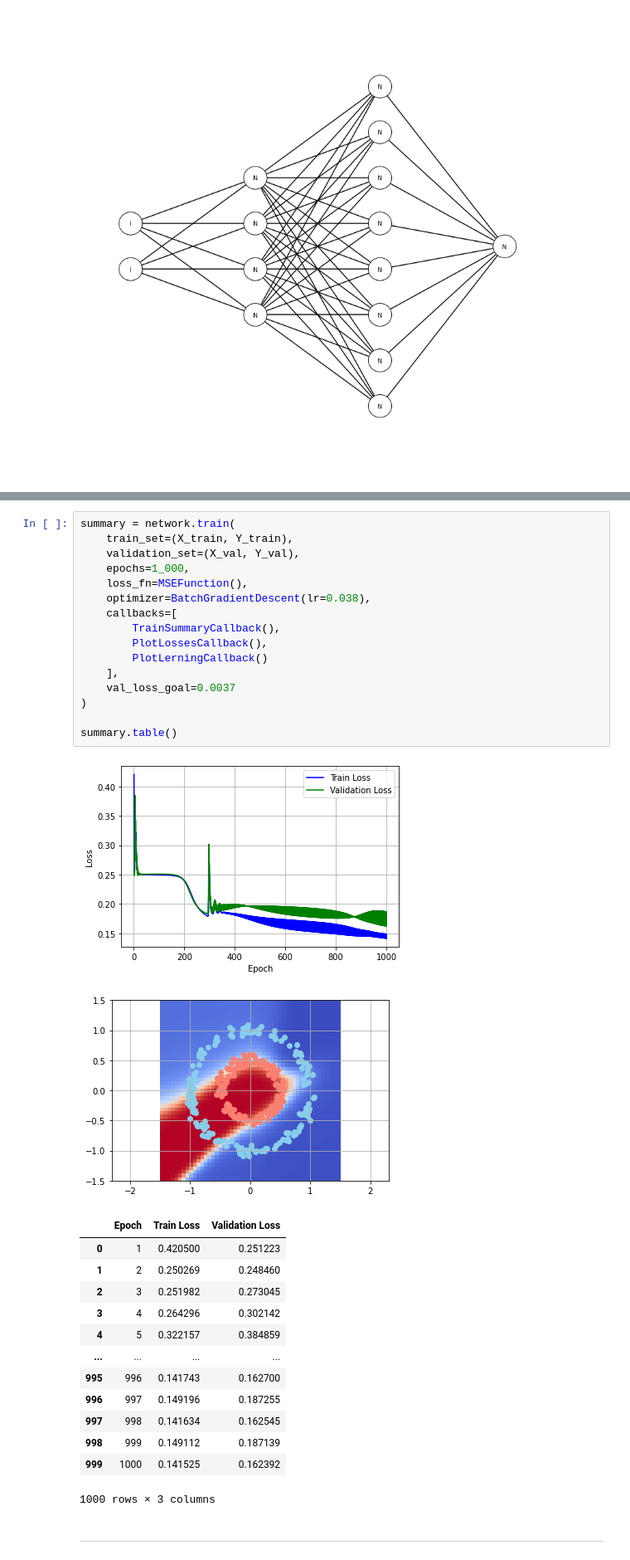
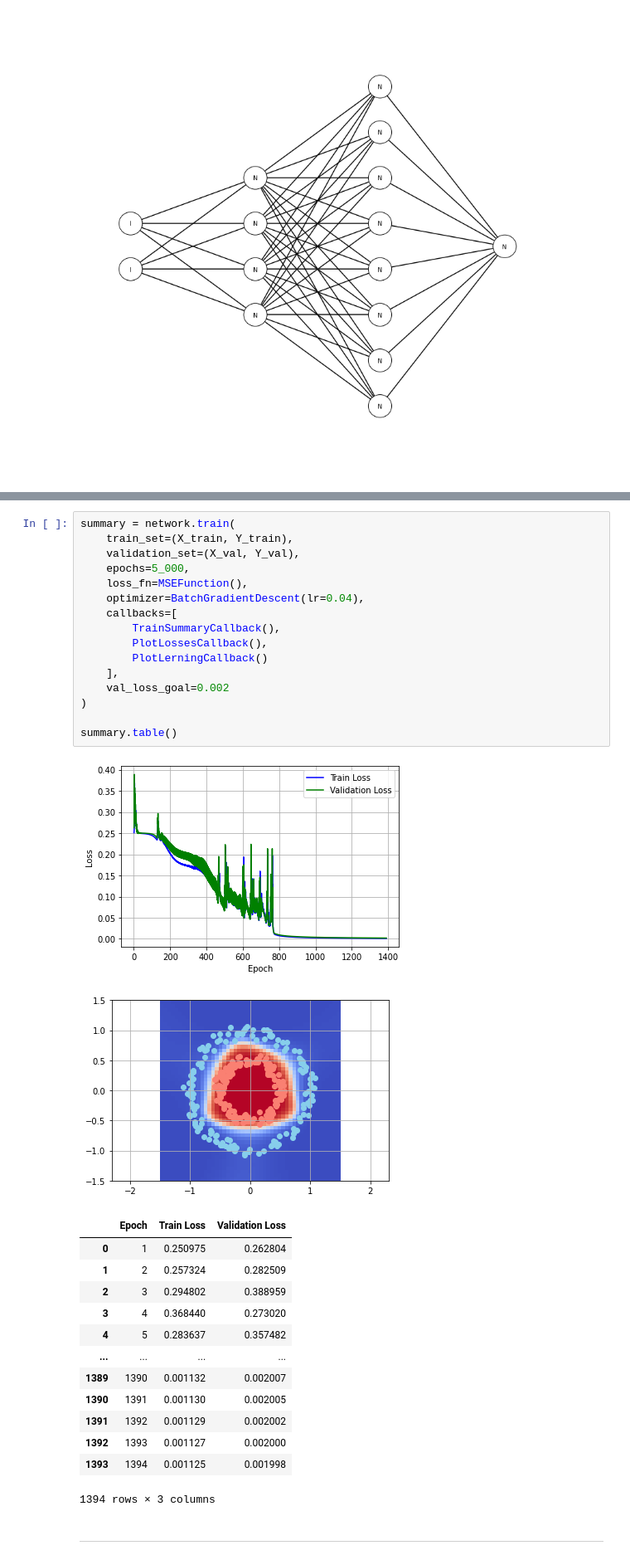
Before and after one commit to adrianmarino/neural-network-from-scratch, a Jupyter notebook: Neural_network_from_scratch.ipynb, the cells around one changed output, grey strips where cells are left out. Shown: that part at 83% size. Saved outputs shown, nothing was run; the diff lists cells and outputs as text.

```diff
--- a/Neural_network_from_scratch.ipynb
+++ b/Neural_network_from_scratch.ipynb
@@ -577,35 +577,35 @@ Train: 700 samples - Validation: 300 samples
 # %%
 summary = network.train(
     train_set=(X_train, Y_train),
     validation_set=(X_val, Y_val),
-    epochs=1_000,
+    epochs=5_000,
     loss_fn=MSEFunction(),
-    optimizer=BatchGradientDescent(lr=0.038),
+    optimizer=BatchGradientDescent(lr=0.04),
     callbacks=[
         TrainSummaryCallback(),
         PlotLossesCallback(),
         PlotLerningCallback()
     ],
-    val_loss_goal=0.0037
+    val_loss_goal=0.002
 )
 
 summary.table()
 # %% [output]
-[figure, old version]
+[figure, new version]
-[figure, old version]
+[figure, new version]
 |  | Epoch | Train Loss | Validation Loss |
-| 0 | 1 | 0.420500 | 0.251223 |
-| 1 | 2 | 0.250269 | 0.248460 |
-| 2 | 3 | 0.251982 | 0.273045 |
-| 3 | 4 | 0.264296 | 0.302142 |
-| 4 | 5 | 0.322157 | 0.384859 |
+| 0 | 1 | 0.250975 | 0.262804 |
+| 1 | 2 | 0.257324 | 0.282509 |
+| 2 | 3 | 0.294802 | 0.388959 |
+| 3 | 4 | 0.368440 | 0.273020 |
+| 4 | 5 | 0.283637 | 0.357482 |
 | ... | ... | ... | ... |
-| 995 | 996 | 0.141743 | 0.162700 |
-| 996 | 997 | 0.149196 | 0.187255 |
-| 997 | 998 | 0.141634 | 0.162545 |
-| 998 | 999 | 0.149112 | 0.187139 |
-| 999 | 1000 | 0.141525 | 0.162392 |
+| 1389 | 1390 | 0.001132 | 0.002007 |
+| 1390 | 1391 | 0.001130 | 0.002005 |
+| 1391 | 1392 | 0.001129 | 0.002002 |
+| 1392 | 1393 | 0.001127 | 0.002000 |
+| 1393 | 1394 | 0.001125 | 0.001998 |
-1000 rows × 3 columns
+1394 rows × 3 columns
 # %% [markdown]
 
 
```
Also changed, not shown: parts of 2 cells of this notebook.
